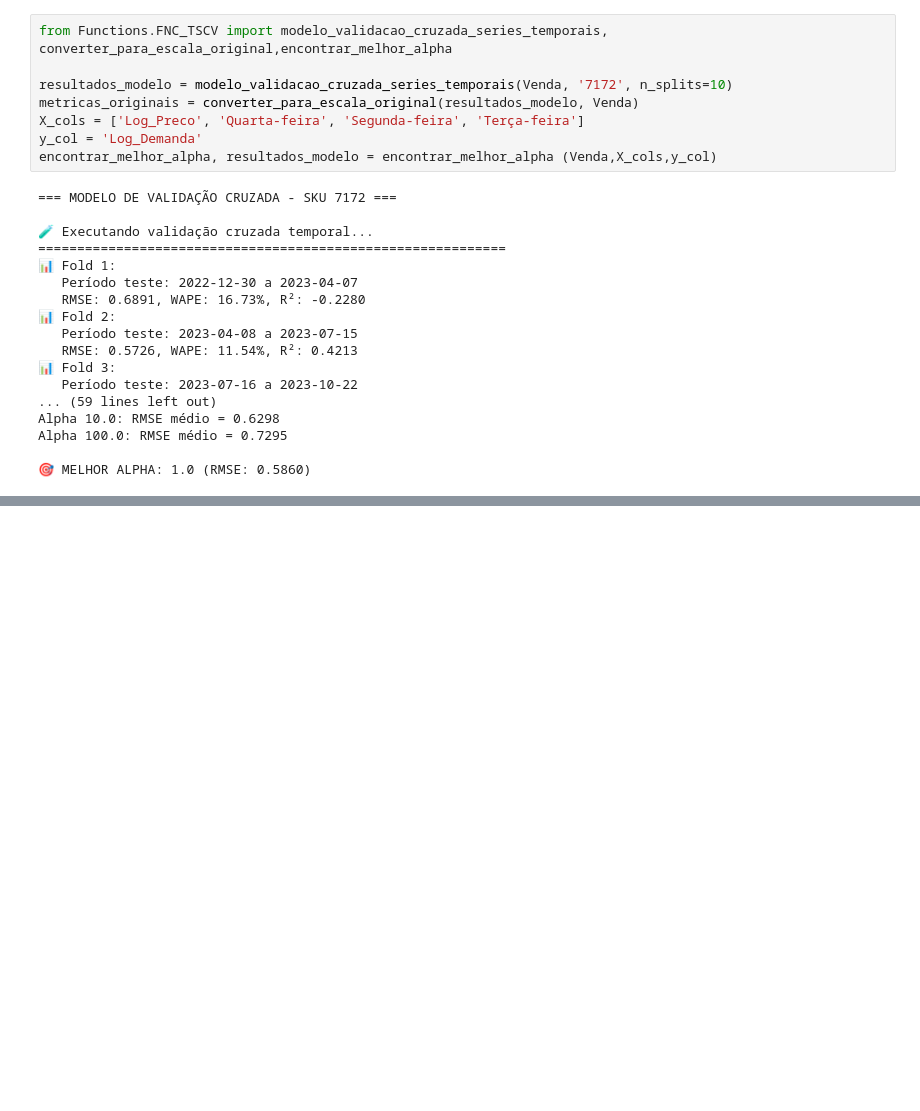
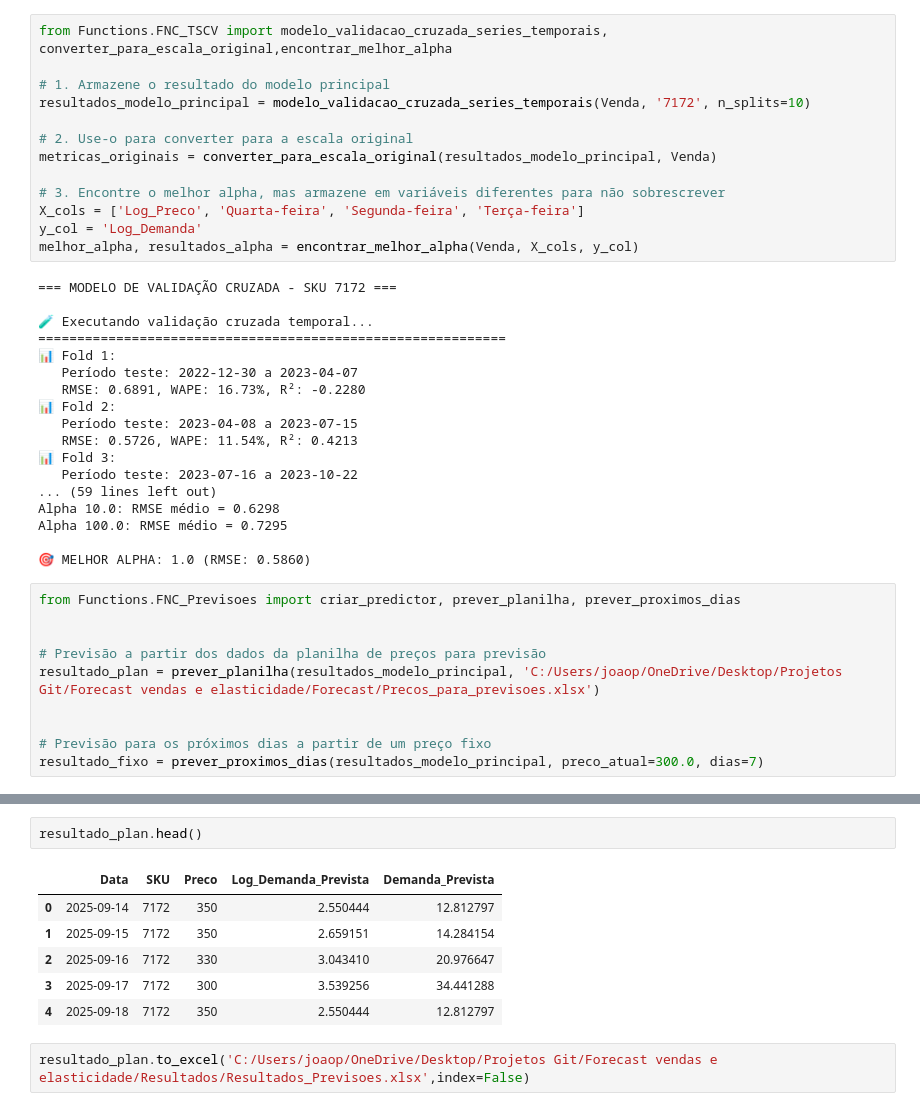
Before and after one commit to saisqlol/Forecast-vendas-e-elasticidade, a Jupyter notebook: Modelo/Modelo.ipynb, the cells around one changed output, grey strips where cells are left out. Cells and saved outputs as stored; diff of their text form; blank space fills up the shorter version.

Commit message:
Criação da função da previsão com base em um arquivo com preços de produto.

```diff
--- a/Modelo/Modelo.ipynb
+++ b/Modelo/Modelo.ipynb
@@ -86,11 +86,16 @@ min     185.3600       0.0     5.2223       1.0986        5.3645
 # %%
 from Functions.FNC_TSCV import modelo_validacao_cruzada_series_temporais, converter_para_escala_original,encontrar_melhor_alpha
 
-resultados_modelo = modelo_validacao_cruzada_series_temporais(Venda, '7172', n_splits=10)
-metricas_originais = converter_para_escala_original(resultados_modelo, Venda)
+# 1. Armazene o resultado do modelo principal
+resultados_modelo_principal = modelo_validacao_cruzada_series_temporais(Venda, '7172', n_splits=10)
+
+# 2. Use-o para converter para a escala original
+metricas_originais = converter_para_escala_original(resultados_modelo_principal, Venda)
+
+# 3. Encontre o melhor alpha, mas armazene em variáveis diferentes para não sobrescrever
 X_cols = ['Log_Preco', 'Quarta-feira', 'Segunda-feira', 'Terça-feira']
 y_col = 'Log_Demanda'
-encontrar_melhor_alpha, resultados_modelo = encontrar_melhor_alpha (Venda,X_cols,y_col)
+melhor_alpha, resultados_alpha = encontrar_melhor_alpha(Venda, X_cols, y_col)
 # %% [output]
 === MODELO DE VALIDAÇÃO CRUZADA - SKU 7172 ===
 
@@ -109,3 +114,13 @@ Alpha 10.0: RMSE médio = 0.6298
 Alpha 100.0: RMSE médio = 0.7295
 
 🎯 MELHOR ALPHA: 1.0 (RMSE: 0.5860)
+# %%
+from Functions.FNC_Previsoes import criar_predictor, prever_planilha, prever_proximos_dias
+
+
+# Previsão a partir dos dados da planilha de preços para previsão
+resultado_plan = prever_planilha(resultados_modelo_principal, 'C:/Users/joaop/OneDrive/Desktop/Projetos Git/Forecast vendas e elasticidade/Forecast/Precos_para_previsoes.xlsx')
+
+
+# Previsão para os próximos dias a partir de um preço fixo
+resultado_fixo = prever_proximos_dias(resultados_modelo_principal, preco_atual=300.0, dias=7)
@@ -111,0 +140,11 @@ Alpha 100.0: RMSE médio = 0.7295
+# %%
+resultado_plan.head()
+# %% [output]
+|  | Data | SKU | Preco | Log_Demanda_Prevista | Demanda_Prevista |
+| 0 | 2025-09-14 | 7172 | 350 | 2.550444 | 12.812797 |
+| 1 | 2025-09-15 | 7172 | 350 | 2.659151 | 14.284154 |
+| 2 | 2025-09-16 | 7172 | 330 | 3.043410 | 20.976647 |
+| 3 | 2025-09-17 | 7172 | 300 | 3.539256 | 34.441288 |
+| 4 | 2025-09-18 | 7172 | 350 | 2.550444 | 12.812797 |
+# %%
+resultado_plan.to_excel('C:/Users/joaop/OneDrive/Desktop/Projetos Git/Forecast vendas e elasticidade/Resultados/Resultados_Previsoes.xlsx',index=False)
```
Also changed, not shown: parts of 1 cell of this notebook, 4 other files.
